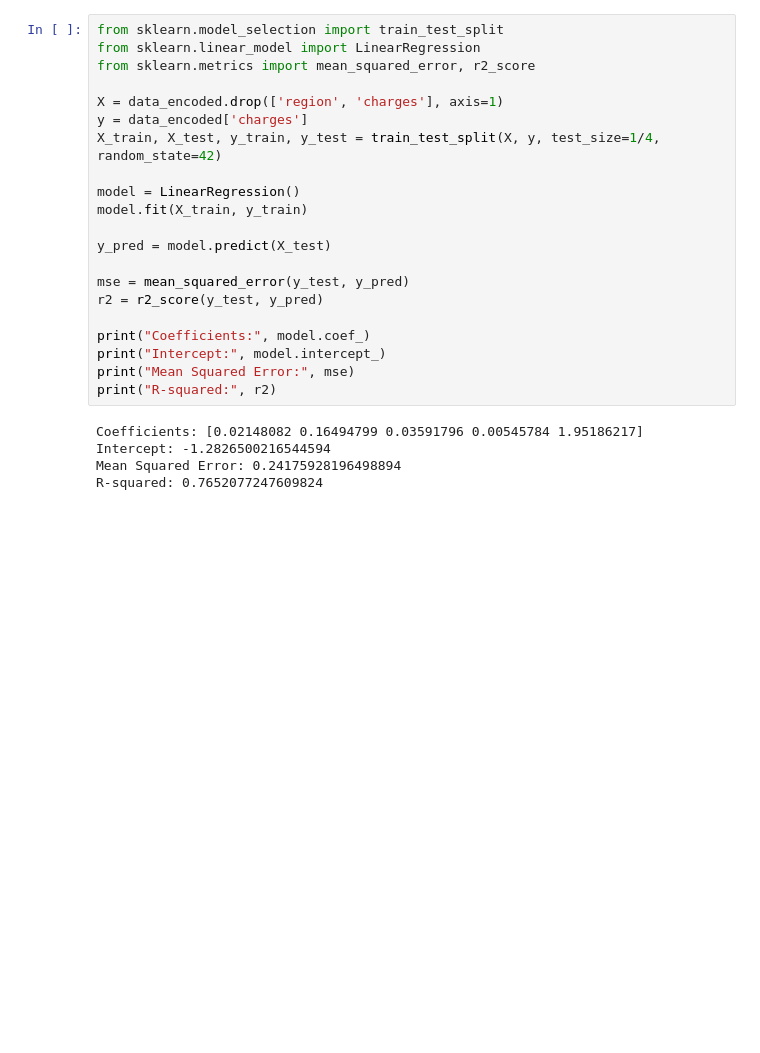
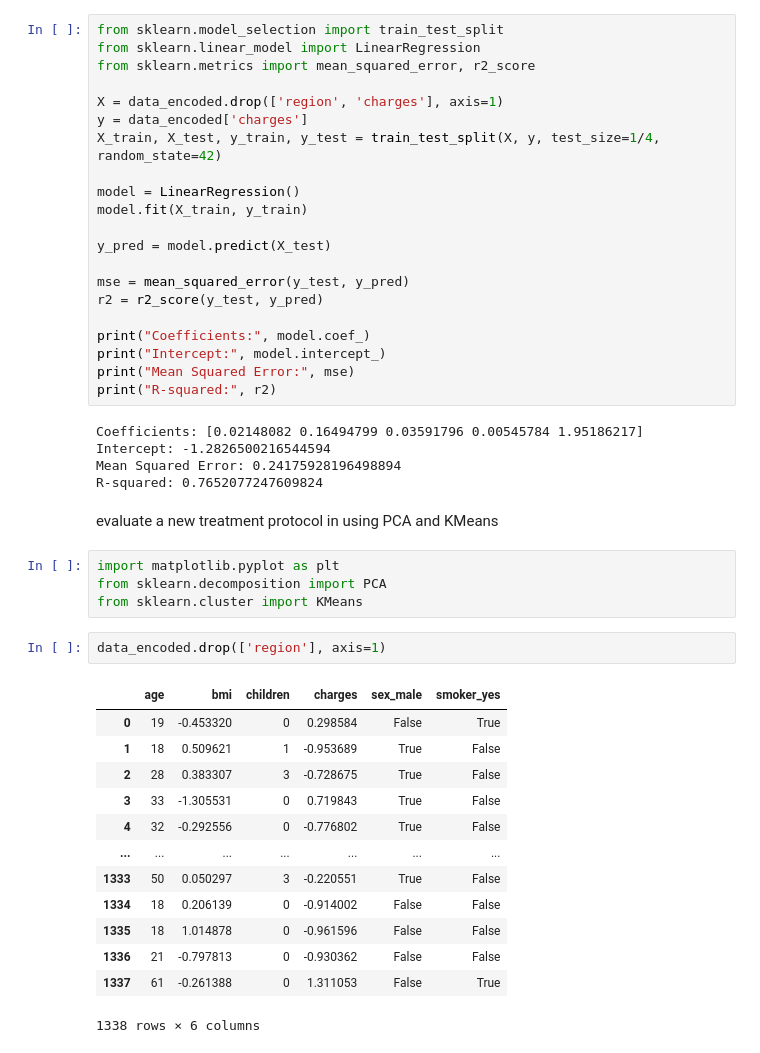
Before and after one commit to haithemml/birds-species, a Jupyter notebook: notebook3c6c6c7bae.ipynb, the cells around one changed output. Drawn from its saved outputs; the diff is of its cells as text; blank space fills up the shorter version.

```diff
--- a/notebook3c6c6c7bae.ipynb
+++ b/notebook3c6c6c7bae.ipynb
@@ -129,3 +129,25 @@ Coefficients: [0.02148082 0.16494799 0.03591796 0.00545784 1.95186217]
 Intercept: -1.2826500216544594
 Mean Squared Error: 0.24175928196498894
 R-squared: 0.7652077247609824
+# %% [markdown]
+evaluate a new treatment protocol in using PCA and KMeans
+# %%
+import matplotlib.pyplot as plt
+from sklearn.decomposition import PCA
+from sklearn.cluster import KMeans
+# %%
+data_encoded.drop(['region'], axis=1)
+# %% [output]
+|  | age | bmi | children | charges | sex_male | smoker_yes |
+| 0 | 19 | -0.453320 | 0 | 0.298584 | False | True |
+| 1 | 18 | 0.509621 | 1 | -0.953689 | True | False |
+| 2 | 28 | 0.383307 | 3 | -0.728675 | True | False |
+| 3 | 33 | -1.305531 | 0 | 0.719843 | True | False |
+| 4 | 32 | -0.292556 | 0 | -0.776802 | True | False |
+| ... | ... | ... | ... | ... | ... | ... |
+| 1333 | 50 | 0.050297 | 3 | -0.220551 | True | False |
+| 1334 | 18 | 0.206139 | 0 | -0.914002 | False | False |
+| 1335 | 18 | 1.014878 | 0 | -0.961596 | False | False |
+| 1336 | 21 | -0.797813 | 0 | -0.930362 | False | False |
+| 1337 | 61 | -0.261388 | 0 | 1.311053 | False | True |
+1338 rows × 6 columns
```
Also changed, not shown: parts of 3 cells of this notebook.
